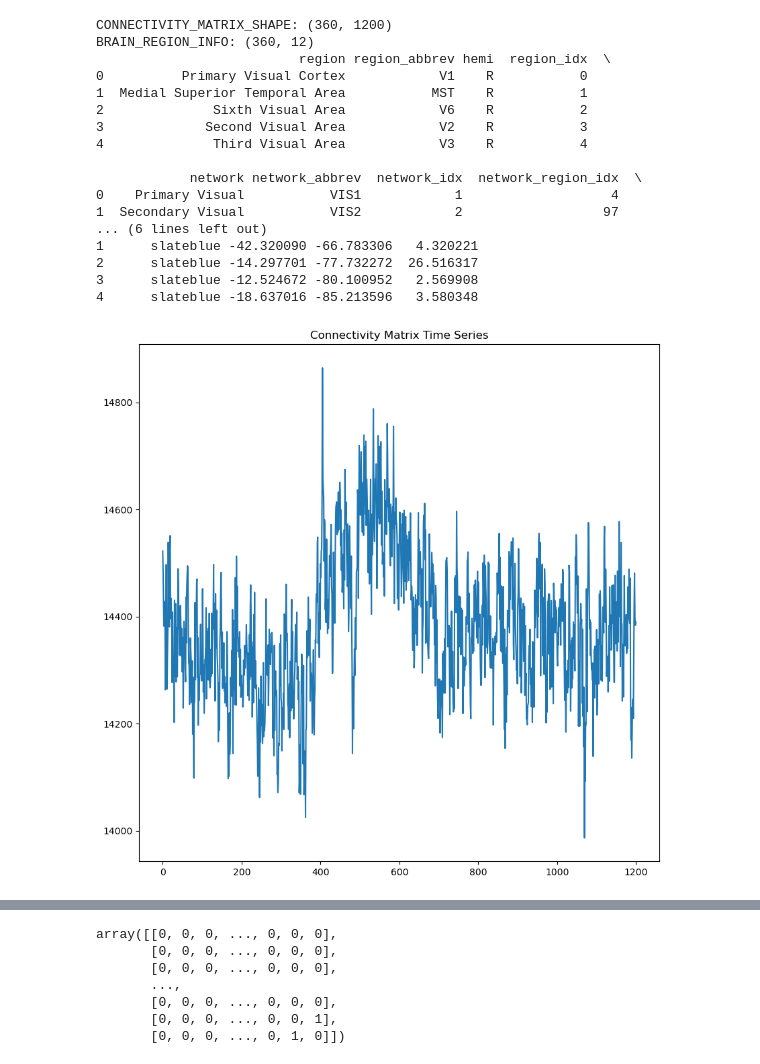
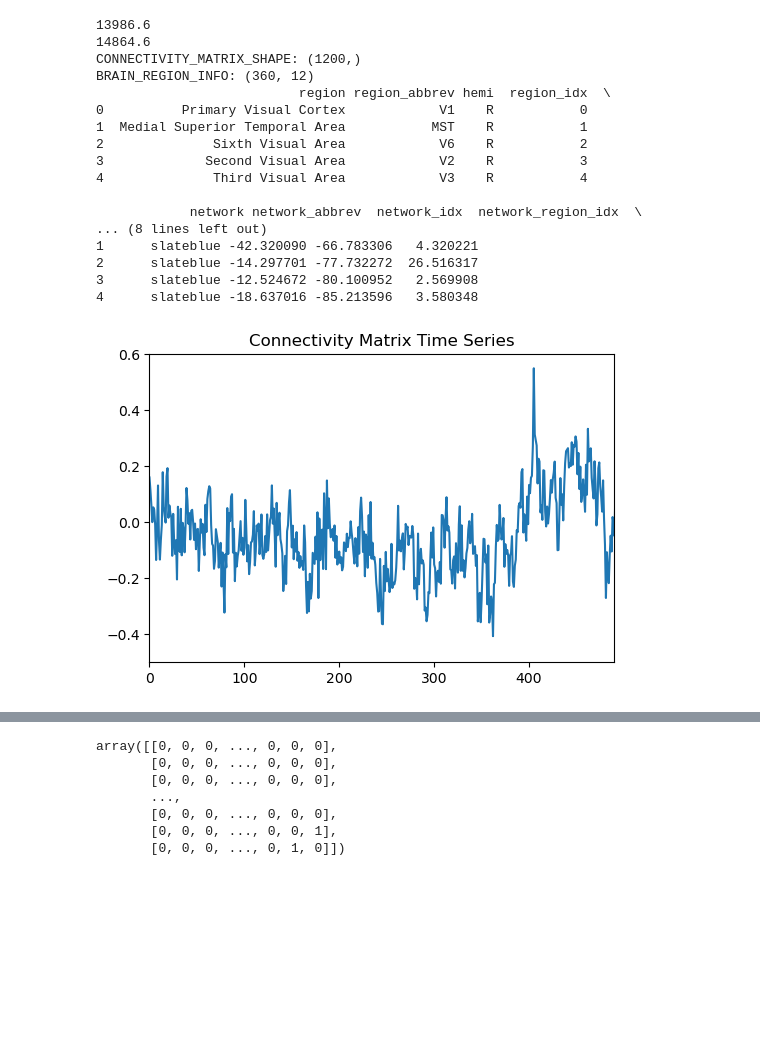
Before and after one commit to mattciff5/graphs-nn, a Jupyter notebook: notebooks/trials/starting.ipynb, the cells around one changed output, grey strips where cells are left out. Cells and saved outputs as stored; diff of their text form; code cells hidden in the pictures; blank space fills up the shorter version.

```diff
--- a/notebooks/trials/starting.ipynb
+++ b/notebooks/trials/starting.ipynb
@@ -13,46 +13,59 @@ path_brain_region = '/home/matteoc/graphs-nn/data/brain_regions.csv'
 
 # Load the connectivity matrix
 connectivity_matrix = np.load(path_conn)
+connectivity_matrix = connectivity_matrix[359]
+
+# Normalize the connectivity matrix between -1 and 1
+min_val = np.min(connectivity_matrix)
+max_val = np.max(connectivity_matrix)
+normalized_matrix = (connectivity_matrix - min_val)
+print(min_val)
+print(max_val)
+normalized_matrix = normalized_matrix / (np.max(normalized_matrix))
+normalized_matrix = normalized_matrix - np.mean(normalized_matrix)
+
+# Apply masking where original signal value is 0
 
 # Load the brain regions
 brain_regions = pd.read_csv(path_brain_region)
 
 # Check the shape of your connectivity matrix
 print("CONNECTIVITY_MATRIX_SHAPE:", connectivity_matrix.shape)
 print("BRAIN_REGION_INFO:", brain_regions.shape)
 
 # Check the first few rows of your brain regions data
 print(brain_regions.head())
 
 # Basic visualization of the connectivity matrix
 # plt.figure(figsize=(10, 10))
 # sns.heatmap(connectivity_matrix, cmap='viridis')
 # plt.title('Connectivity Matrix')
 # plt.show()
 
-plt.figure(figsize=(10, 10))
-plt.plot(connectivity_matrix[359])
+plt.figure(figsize=(6, 4))
+plt.plot(normalized_matrix)
+plt.xlim(0, 490)
 plt.title('Connectivity Matrix Time Series')
 plt.show()
 # %% [output]
-CONNECTIVITY_MATRIX_SHAPE: (360, 1200)
+13986.6
+14864.6
+CONNECTIVITY_MATRIX_SHAPE: (1200,)
 BRAIN_REGION_INFO: (360, 12)
                           region region_abbrev hemi  region_idx  \
 0          Primary Visual Cortex            V1    R           0
 1  Medial Superior Temporal Area           MST    R           1
 2              Sixth Visual Area            V6    R           2
 3             Second Visual Area            V2    R           3
 4              Third Visual Area            V3    R           4
 
             network network_abbrev  network_idx  network_region_idx  \
-0    Primary Visual           VIS1            1                   4
-1  Secondary Visual           VIS2            2                  97
-... (6 lines left out)
+... (8 lines left out)
 1      slateblue -42.320090 -66.783306   4.320221
 2      slateblue -14.297701 -77.732272  26.516317
 3      slateblue -12.524672 -80.100952   2.569908
 4      slateblue -18.637016 -85.213596   3.580348
-[figure, old version]
+[figure, new version]
 # %%
 scan = np.load(path_conn)[:, :490]
 print('SCAN_SHAPE: ', scan.shape)
```
Also changed, not shown: parts of 1 cell of this notebook, 13 other files.
